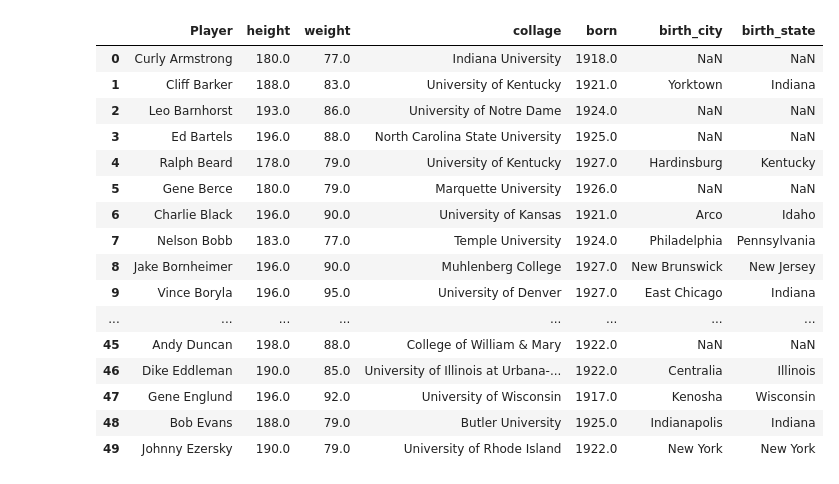
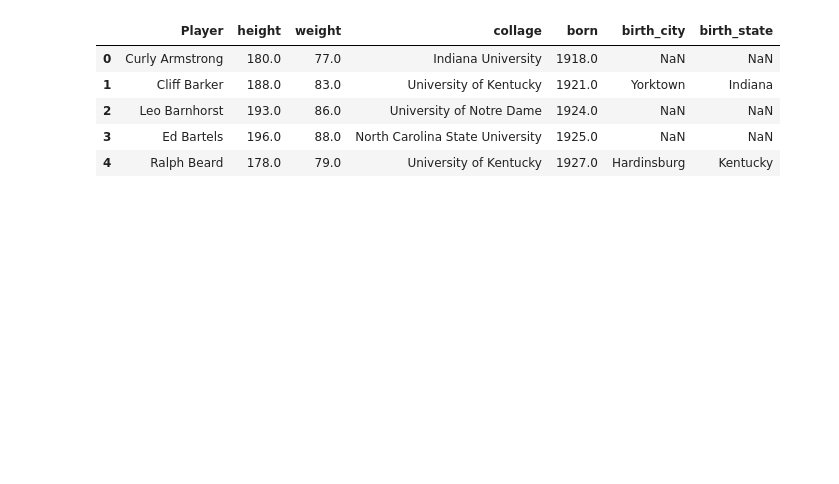
Before and after one commit to AliBailoun234/Final_project, a Jupyter notebook: Analysis.ipynb, the cells around one changed output. Cells and saved outputs as stored; diff of their text form; code cells hidden in the pictures; blank space fills up the shorter version.

```diff
--- a/Analysis.ipynb
+++ b/Analysis.ipynb
@@ -1,7 +1,7 @@
 # %%
 import pandas as pd
 # %%
-player_data = pd.read_excel('player_data.xlsx')
-players = pd.read_excel('Players.xlsx')
-Seasons_Stats = pd.read_excel('Seasons_Stats.xlsx')
+player_data = pd.read_excel('Files\player_data.xlsx')
+players = pd.read_excel('Files\Players.xlsx')
+Seasons_Stats = pd.read_excel('Files\Seasons_Stats.xlsx')
 # %%
@@ -27,21 +16,10 @@ player_data.head(50)
 # %%
-players.head(50)
+players.head()
 # %% [output]
 |  | Player | height | weight | collage | born | birth_city | birth_state |
 | 0 | Curly Armstrong | 180.0 | 77.0 | Indiana University | 1918.0 | NaN | NaN |
 | 1 | Cliff Barker | 188.0 | 83.0 | University of Kentucky | 1921.0 | Yorktown | Indiana |
 | 2 | Leo Barnhorst | 193.0 | 86.0 | University of Notre Dame | 1924.0 | NaN | NaN |
 | 3 | Ed Bartels | 196.0 | 88.0 | North Carolina State University | 1925.0 | NaN | NaN |
 | 4 | Ralph Beard | 178.0 | 79.0 | University of Kentucky | 1927.0 | Hardinsburg | Kentucky |
-| 5 | Gene Berce | 180.0 | 79.0 | Marquette University | 1926.0 | NaN | NaN |
-| 6 | Charlie Black | 196.0 | 90.0 | University of Kansas | 1921.0 | Arco | Idaho |
-| 7 | Nelson Bobb | 183.0 | 77.0 | Temple University | 1924.0 | Philadelphia | Pennsylvania |
-| 8 | Jake Bornheimer | 196.0 | 90.0 | Muhlenberg College | 1927.0 | New Brunswick | New Jersey |
-| 9 | Vince Boryla | 196.0 | 95.0 | University of Denver | 1927.0 | East Chicago | Indiana |
-| ... | ... | ... | ... | ... | ... | ... | ... |
-| 45 | Andy Duncan | 198.0 | 88.0 | College of William & Mary | 1922.0 | NaN | NaN |
-| 46 | Dike Eddleman | 190.0 | 85.0 | University of Illinois at Urbana-... | 1922.0 | Centralia | Illinois |
-| 47 | Gene Englund | 196.0 | 92.0 | University of Wisconsin | 1917.0 | Kenosha | Wisconsin |
-| 48 | Bob Evans | 188.0 | 79.0 | Butler University | 1925.0 | Indianapolis | Indiana |
-| 49 | Johnny Ezersky | 190.0 | 79.0 | University of Rhode Island | 1922.0 | New York | New York |
 # %%
```
Also changed, not shown: parts of 6 cells of this notebook.
